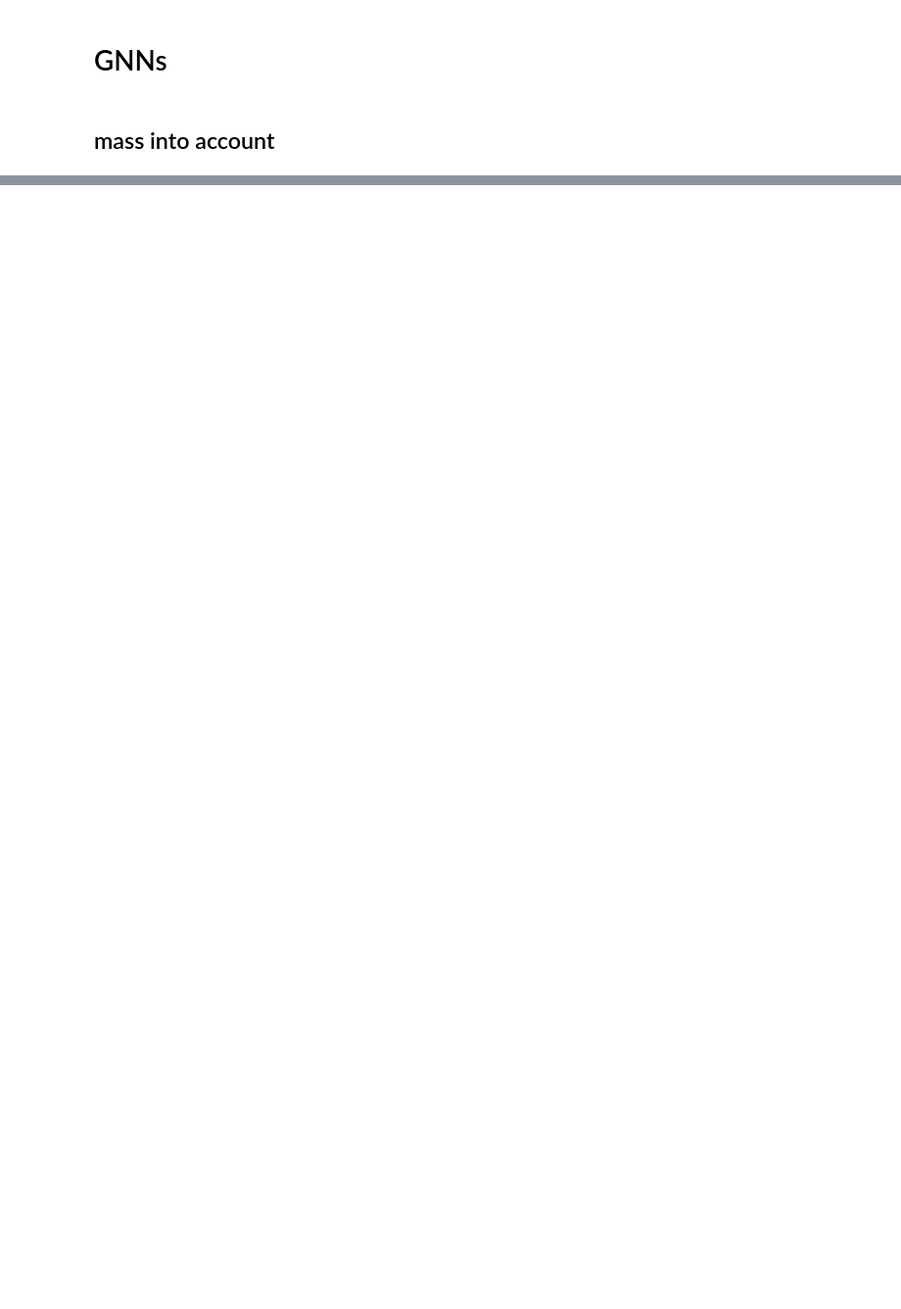
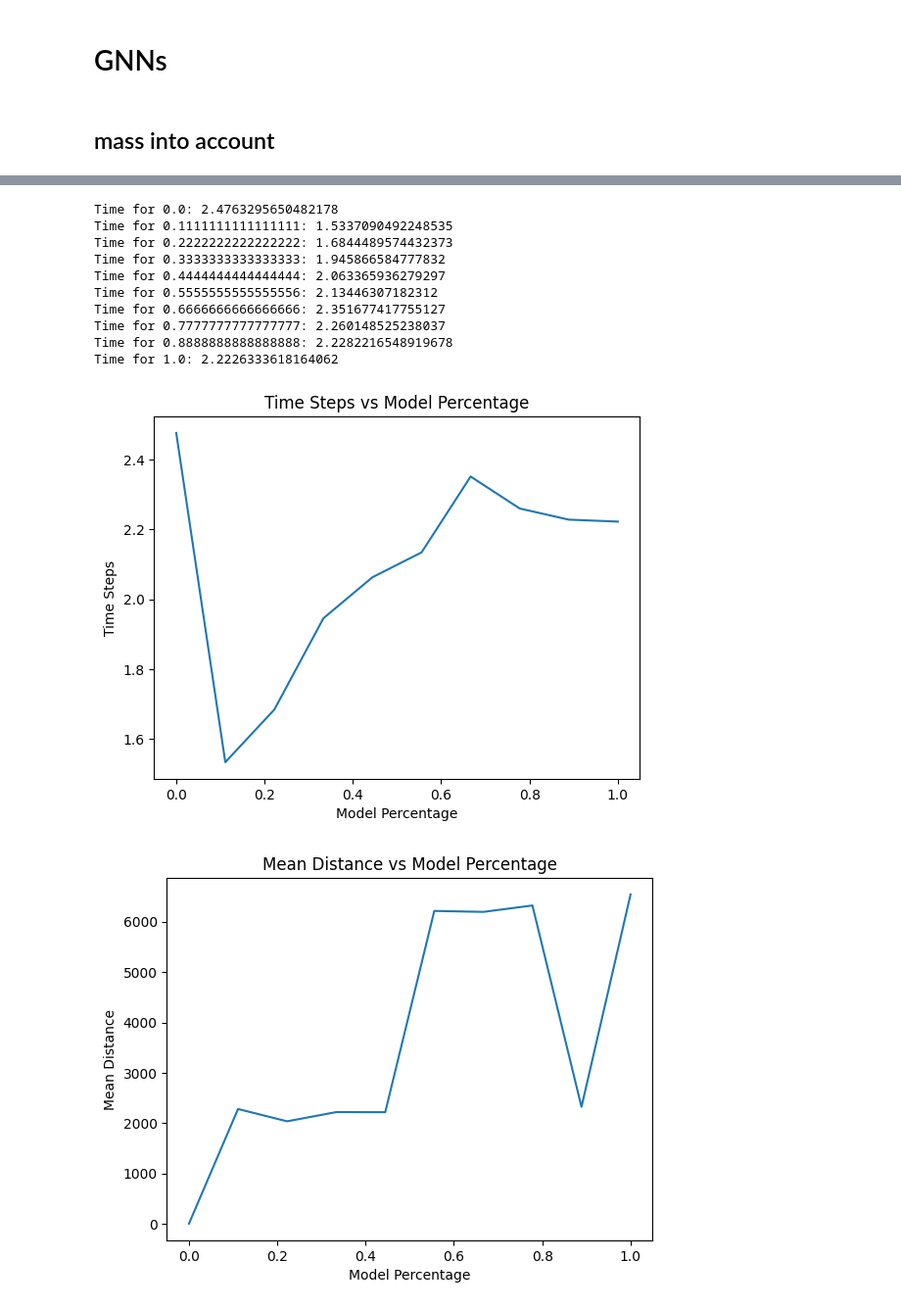
Before and after one commit to bikuta6/nbody-deep-sim, a Jupyter notebook: gnns.ipynb, the cells around one changed output, grey strips where cells are left out. Shown: that part at 98% size. Drawn from its saved outputs; the diff is of its cells as text; code cells hidden in the pictures; blank space fills up the shorter version.

```diff
--- a/gnns.ipynb
+++ b/gnns.ipynb
@@ -76,13 +76,13 @@ def transform_particles_to_graph_with_radius_and_mass_edge_weights(features, pos
     # Create edges based on radius
     edge_index = radius_graph(positions, r=radius)
     # for every node, connect it to top 2 biggest nodes
-
+    '''
     biggest_nodes_index = torch.argsort(features[:, -1], descending=True)[:2]
     for i in range(features.shape[0]):
         if i not in biggest_nodes_index:
             edge_index = torch.cat((edge_index, torch.tensor([[i, biggest_nodes_index[0]], [i, biggest_nodes_index[1]]], dtype=torch.long)), 1)
             edge_index = torch.cat((edge_index, torch.tensor([[biggest_nodes_index[0], i], [biggest_nodes_index[1], i]], dtype=torch.long)), 1)
-
+    '''
 
 
 
@@ -114,18 +114,21 @@ def generate_graph_dataset(data, radius):
     return graphs
 # %%
 # Initialize model and optimizer
+import os
 model = ParticleGNN(input_dim=9, fc_dim=128, fc_layers=1, gnn_dim=128, message_passing_steps=5, output_dim=3)
-optimizer = torch.optim.Adam(model.parameters(), lr=0.001)
+# load model weights
+model.load_state_dict(torch.load('./models/'+sorted(os.listdir('models'), key=lambda x: int(x.split('.')[0].split('_')[-1]))[-1]))
+optimizer = torch.optim.Adam(model.parameters(), lr=0.0001)
 device = torch.device('cuda' if torch.cuda.is_available() else 'cpu')
 model = model.to(device)
 # %%
 
 ROUNDS = 50
 EPOCHS = 4
-SCENES = 25
+SCENES = 50
 WINDOW_SIZE = 0
 N_BODIES = 3
-BATCH_SIZE = 32
+BATCH_SIZE = 16
 RADIUS = 2.0
 
 
@@ -152,6 +155,8 @@ for r in range(ROUNDS):
         print(f'Epoch {epoch+1}, Loss: {torch.tensor(epoch_losses).mean()}')
     del data, graphs, dataloader
     torch.cuda.empty_cache()
-    torch.save(model.state_dict(), f'./models/particle_gnn_{r}.pth')
+    if (r+1) % 10 == 0:
+        print('Saving model...')
+        torch.save(model.state_dict(), f'./models/particle_gnn_{r}.pth')
 # %% [output]
 --- Round 0 ---
@@ -307,0 +332,43 @@ HTML(ani.to_html5_video())
+# %%
+# from percentages from 0 to 1.0, plot the time it takes and the mean distance
+import time
+
+percentages = np.linspace(0, 1.0, 10)
+times = []
+mean_dists = []
+gt_pos = np.array([frame['pos'] for frame in scene['frames']])
+
+for p in percentages:
+    start = time.time()
+    pos_pred, acc_pred = generate_rollout_mixed(model, scene, n_steps=1000, dt=0.01, model_percentage=p)
+    end = time.time()
+    times.append(end-start)
+    print(f'Time for {p}: {end-start}')
+    mean_dist = []
+    for i in range(len(pos_pred)):
+        mean_dist.append(mean_distance(torch.tensor(pos_pred[i]), torch.tensor(gt_pos[i])).item())
+    mean_dists.append(np.max(mean_dist))
+plt.plot(percentages, times)
+plt.xlabel('Model Percentage')
+plt.ylabel('Time Steps')
+plt.title('Time Steps vs Model Percentage')
+plt.show()
+
+plt.plot(percentages, mean_dists)
+plt.xlabel('Model Percentage')
+plt.ylabel('Mean Distance')
+plt.title('Mean Distance vs Model Percentage')
+plt.show()
+# %% [output]
+Time for 0.0: 2.4763295650482178
+Time for 0.1111111111111111: 1.5337090492248535
+Time for 0.2222222222222222: 1.6844489574432373
+Time for 0.3333333333333333: 1.945866584777832
+Time for 0.4444444444444444: 2.063365936279297
+Time for 0.5555555555555556: 2.13446307182312
+Time for 0.6666666666666666: 2.351677417755127
+Time for 0.7777777777777777: 2.260148525238037
+Time for 0.8888888888888888: 2.2282216548919678
+Time for 1.0: 2.2226333618164062
+[figure, added]
+[figure, added]
```
Also changed, not shown: parts of 2 cells of this notebook, 7 other files.
